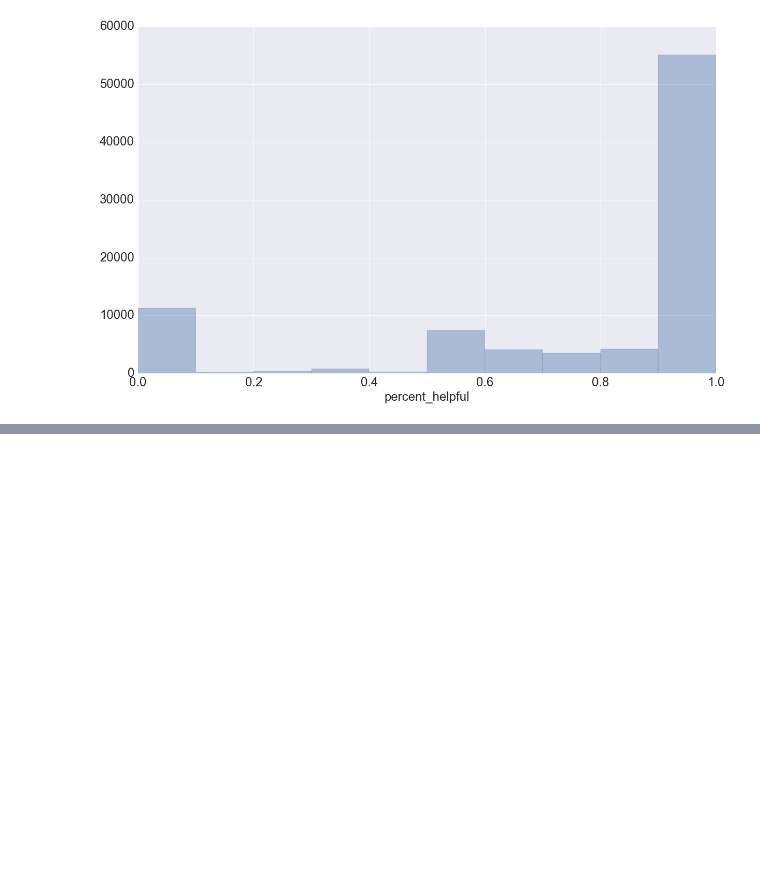
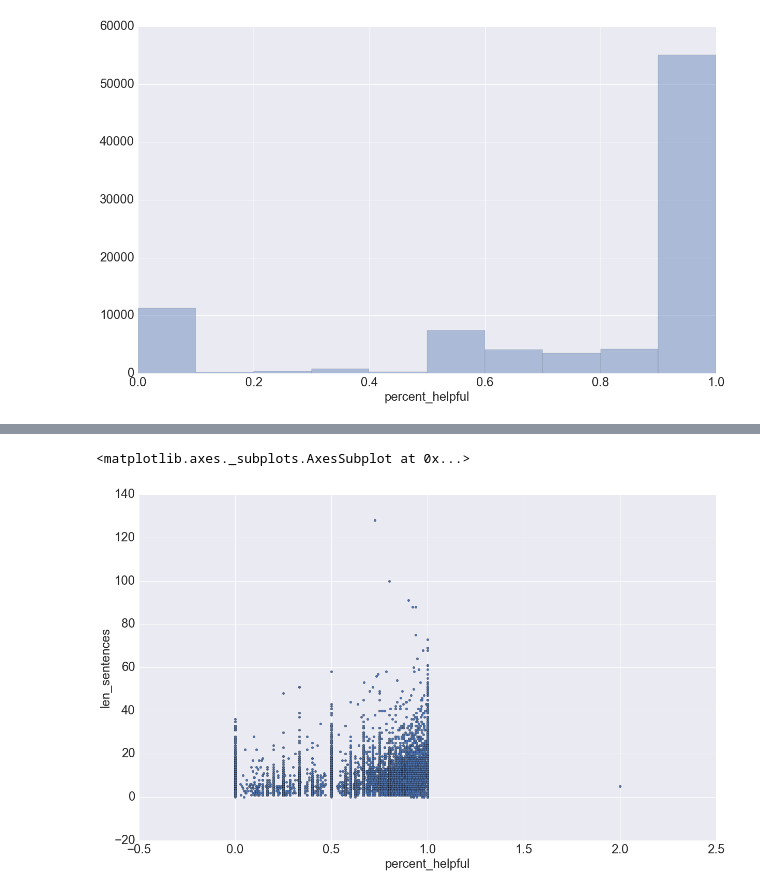
Before and after one commit to aterrel/pydata101, a Jupyter notebook: AndyNotes.ipynb, the cells around one changed output, grey strips where cells are left out. Drawn from its saved outputs; the diff is of its cells as text; code cells hidden in the pictures; blank space fills up the shorter version.

```diff
--- a/AndyNotes.ipynb
+++ b/AndyNotes.ipynb
@@ -195,0 +223,13 @@ sns.distplot(ph, kde=False, bins=10)
+# %%
+df_reviews['len_words'] = df_reviews['reviewText'].apply(lambda x: len(TextBlob(x).words))
+# %%
+df_reviews['len_sentences'] = df_reviews['reviewText'].apply(lambda x: len(TextBlob(x).sentences))
+# %%
+df_reviews['subjectivity'] = df_reviews['reviewText'].apply(lambda x: TextBlob(x).sentiment.subjectivity)
+# %%
+df_reviews['words_per_sentence'] = df_reviews.len_words / df_reviews.len_sentences
+# %%
+df_reviews.plot(kind='scatter', x='percent_helpful', y='len_sentences')
+# %% [output]
+<matplotlib.axes._subplots.AxesSubplot at 0x...>
+[figure, added]
```
Also changed, not shown: parts of 31 cells of this notebook, 4 other files.
